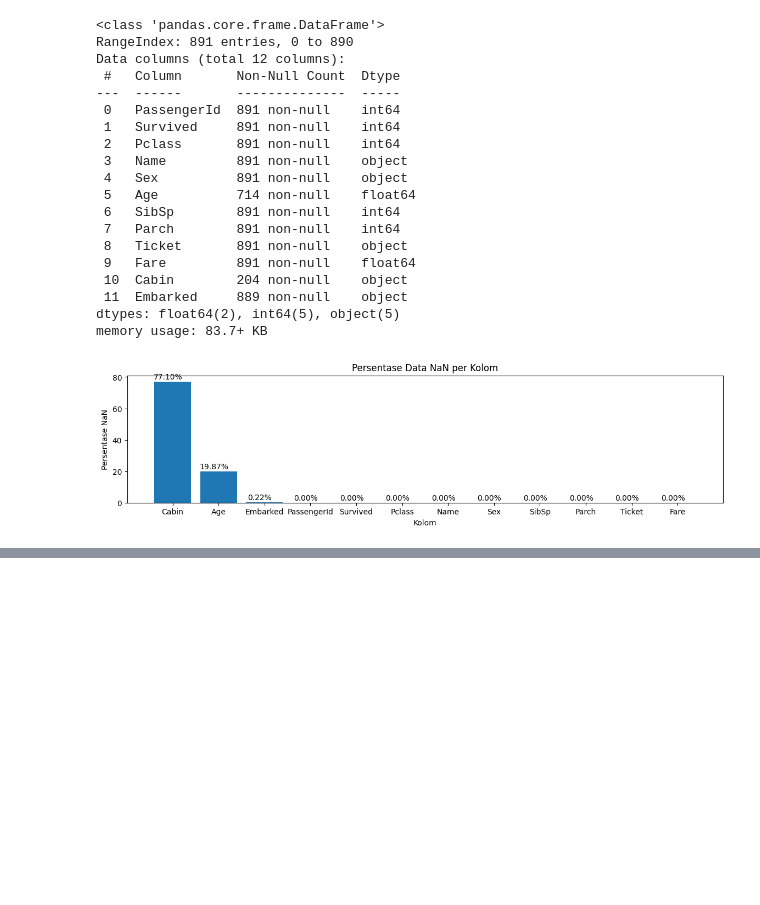
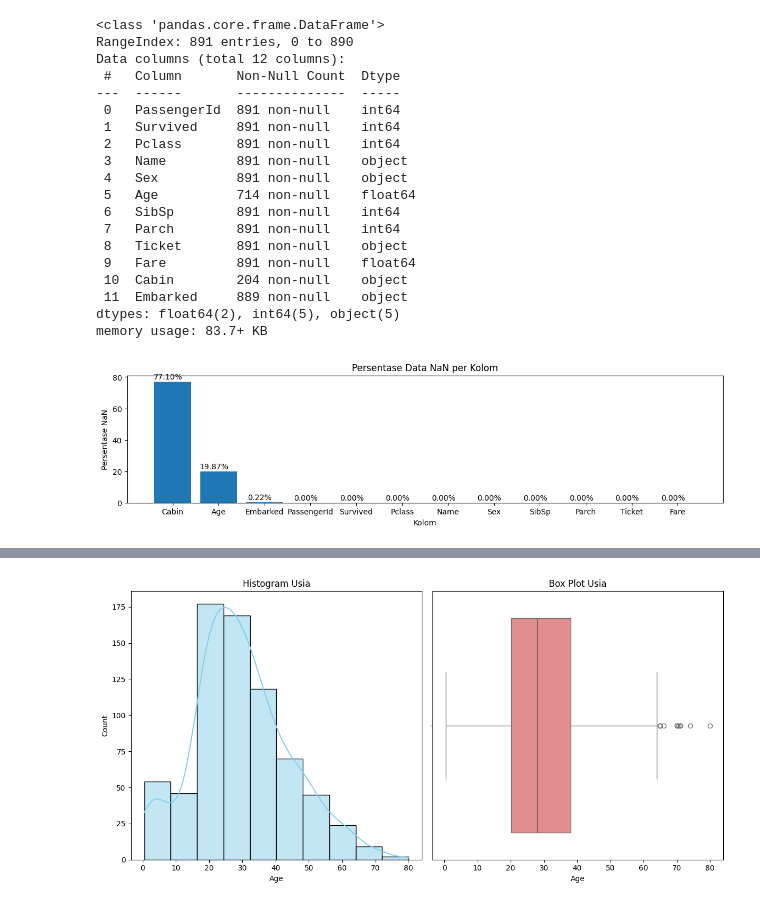
Before and after one commit to IvanSholana/Machine-Learning-Project, a Jupyter notebook: Titanic/TitanicChallange.ipynb, the cells around one changed output, grey strips where cells are left out. Saved outputs shown, nothing was run; the diff lists cells and outputs as text; code cells hidden in the pictures; blank space fills up the shorter version.

```diff
--- a/Titanic/TitanicChallange.ipynb
+++ b/Titanic/TitanicChallange.ipynb
@@ -72,0 +76,4 @@ plt.show()
+# %%
+df_train2 = df_train.copy()
+# %%
+df_train2.drop(columns=['Cabin'],axis=1, inplace=True)
@@ -72,0 +106,17 @@ plt.show()
+# %%
+# Membuat subplot dengan 1 baris dan 2 kolom
+fig, axes = plt.subplots(nrows=1, ncols=2, figsize=(12, 6))
+
+# Histogram
+sns.histplot(df_train2['Age'], bins=10, kde=True, color='skyblue', ax=axes[0])
+axes[0].set_title('Histogram Usia')
+
+# Box Plot
+sns.boxplot(x=df_train2['Age'], ax=axes[1], color='lightcoral')
+axes[1].set_title('Box Plot Usia')
+
+# Menampilkan visualisasi distribusi
+plt.tight_layout()
+plt.show()
+# %% [output]
+[figure, added]
```
Also changed, not shown: parts of 28 cells of this notebook, 1 other file.
